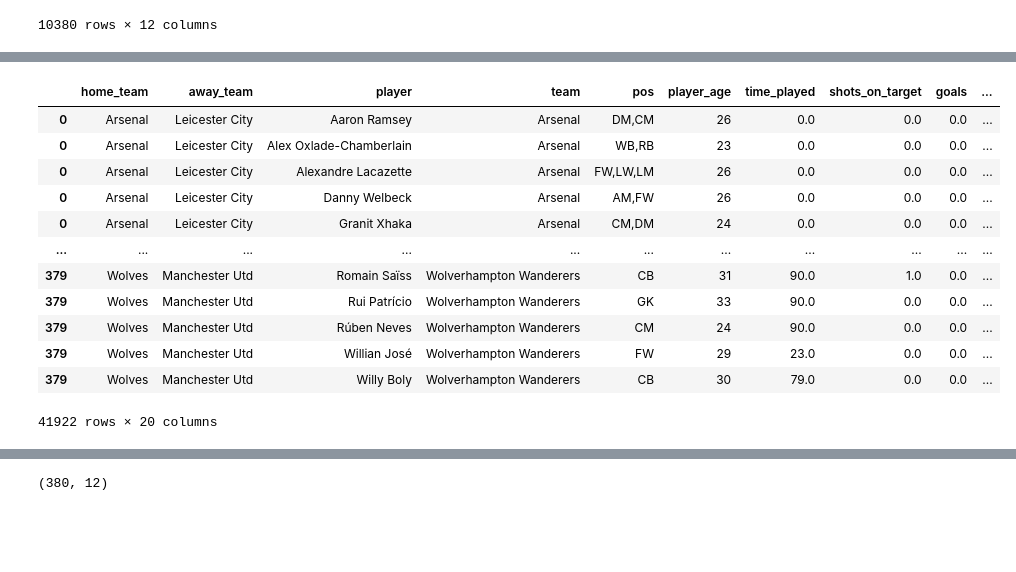
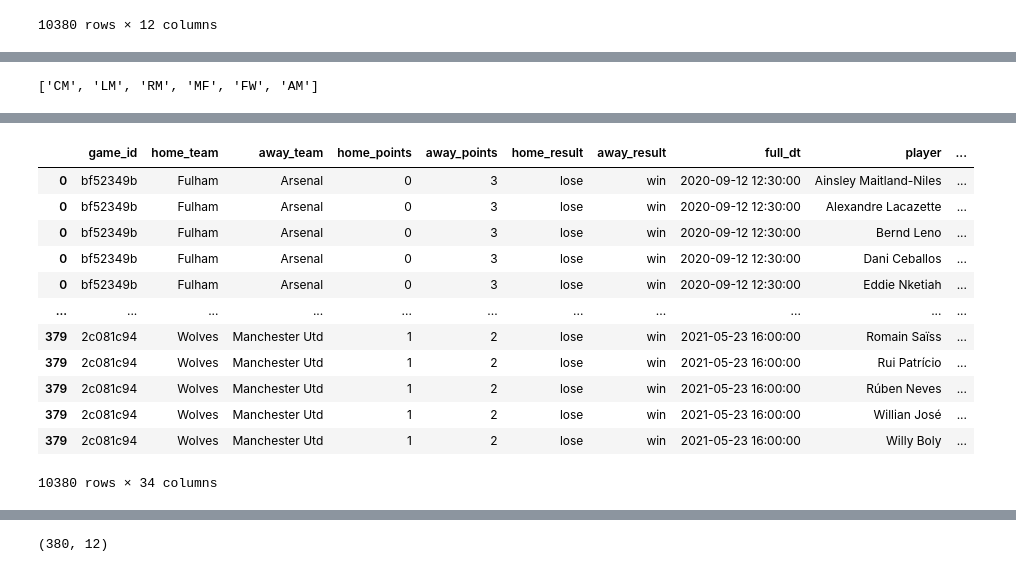
Before and after one commit to augustomaillo/cdaf-performance-influences, a Jupyter notebook: eda.ipynb, the cells around one changed output, grey strips where cells are left out. Cells and saved outputs as stored; diff of their text form; code cells hidden in the pictures; blank space fills up the shorter version.

```diff
--- a/eda.ipynb
+++ b/eda.ipynb
@@ -128,23 +118,24 @@ for year, schedule in schedules.items():
 
 positions = set(','.join(matches_data.pos).split(','))
 positions = {
-    'AM': 'Attacking Midfielder',
+    'AM': 'Attacking Midfielder',# considera
     'CB': 'Center Back',
-    'CM': 'Center Midfielder',
+    'CM': 'Center Midfielder',# considera
     'DF': 'Defense',
     'DM': 'Defense Midfielder',
-    'FW': 'Forward',
+    'FW': 'Forward',# considera
     'GK': 'Goalkeeper',
     'LB': 'Left Back',
-    'LM': 'Left Midfielder',
-    'LW': 'Left Wing',
-    'MF': 'Midfielder',
+    'LM': 'Left Midfielder',# considera
+    'LW': 'Left Wing', # considera
+    'MF': 'Midfielder',# considera
     'RB': 'Right Back',
-    'RM': 'Right Midfielder',
-    'RW': 'Right Wing',
+    'RM': 'Right Midfielder',# considera
+    'RW': 'Right Wing', # considera
     'WB': 'Wing Back'
 }
-['CM', 'LM', 'RM', 'MF', 'FW', 'AM']
+# %% [output]
+['CM', 'LM', 'RM', 'MF', 'FW', 'AM']
 # %%
 
 import numpy as np
@@ -160,10 +151,10 @@ for year, schedule in schedules.items():
 
     train_data = df.copy()
     train_data.loc[:, 'result'] = np.where(train_data.team == train_data.home_team, train_data.home_result, train_data.away_result)
-    train_data.drop(columns=['game_id', 'home_points', 'away_points', 'home_result', 'away_result'], inplace=True)
+    # train_data.drop(columns=['home_points', 'away_points', 'home_result', 'away_result'], inplace=True)
 
     for c in ['time_played', 'shots_on_target', 'goals', 'touches', 'yellow_cards', 'completed_passes_perc', 'result']:
-        train_data[c] = train_data.groupby('player')[c].shift().fillna(0)
+        train_data['last_' + c] = train_data.groupby('player')[c].shift().fillna(0)
 
     for c in ['xg', 'xag',  'full_dt']:
         train_data['last_' + c] = train_data.groupby('player')[c].shift()
@@ -175,7 +166,7 @@ for year, schedule in schedules.items():
     train_data.loc[:, 'played_at_home'] = train_data.team == train_data.home_team
     train_data.loc[:, 'Season_End_Year'] = year+1
 
-    train_data.drop(columns=['full_dt', 'last_full_dt'], inplace=True)
+    # train_data.drop(columns=['full_dt', 'last_full_dt'], inplace=True)
 
     full_train_data.append(train_data)
 
@@ -189,16 +177,16 @@ full_train_df
-|  | home_team | away_team | player | team | pos | player_age | time_played | shots_on_target | goals | ... |
-| 0 | Arsenal | Leicester City | Aaron Ramsey | Arsenal | DM,CM | 26 | 0.0 | 0.0 | 0.0 | ... |
-| 0 | Arsenal | Leicester City | Alex Oxlade-Chamberlain | Arsenal | WB,RB | 23 | 0.0 | 0.0 | 0.0 | ... |
-| 0 | Arsenal | Leicester City | Alexandre Lacazette | Arsenal | FW,LW,LM | 26 | 0.0 | 0.0 | 0.0 | ... |
-| 0 | Arsenal | Leicester City | Danny Welbeck | Arsenal | AM,FW | 26 | 0.0 | 0.0 | 0.0 | ... |
-| 0 | Arsenal | Leicester City | Granit Xhaka | Arsenal | CM,DM | 24 | 0.0 | 0.0 | 0.0 | ... |
+|  | game_id | home_team | away_team | home_points | away_points | home_result | away_result | full_dt | player | ... |
+| 0 | bf52349b | Fulham | Arsenal | 0 | 3 | lose | win | 2020-09-12 12:30:00 | Ainsley Maitland-Niles | ... |
+| 0 | bf52349b | Fulham | Arsenal | 0 | 3 | lose | win | 2020-09-12 12:30:00 | Alexandre Lacazette | ... |
+| 0 | bf52349b | Fulham | Arsenal | 0 | 3 | lose | win | 2020-09-12 12:30:00 | Bernd Leno | ... |
+| 0 | bf52349b | Fulham | Arsenal | 0 | 3 | lose | win | 2020-09-12 12:30:00 | Dani Ceballos | ... |
+| 0 | bf52349b | Fulham | Arsenal | 0 | 3 | lose | win | 2020-09-12 12:30:00 | Eddie Nketiah | ... |
 | ... | ... | ... | ... | ... | ... | ... | ... | ... | ... | ... |
-| 379 | Wolves | Manchester Utd | Romain Saïss | Wolverhampton Wanderers | CB | 31 | 90.0 | 1.0 | 0.0 | ... |
-| 379 | Wolves | Manchester Utd | Rui Patrício | Wolverhampton Wanderers | GK | 33 | 90.0 | 0.0 | 0.0 | ... |
-| 379 | Wolves | Manchester Utd | Rúben Neves | Wolverhampton Wanderers | CM | 24 | 90.0 | 0.0 | 0.0 | ... |
-| 379 | Wolves | Manchester Utd | Willian José | Wolverhampton Wanderers | FW | 29 | 23.0 | 0.0 | 0.0 | ... |
-| 379 | Wolves | Manchester Utd | Willy Boly | Wolverhampton Wanderers | CB | 30 | 79.0 | 0.0 | 0.0 | ... |
+| 379 | 2c081c94 | Wolves | Manchester Utd | 1 | 2 | lose | win | 2021-05-23 16:00:00 | Romain Saïss | ... |
+| 379 | 2c081c94 | Wolves | Manchester Utd | 1 | 2 | lose | win | 2021-05-23 16:00:00 | Rui Patrício | ... |
+| 379 | 2c081c94 | Wolves | Manchester Utd | 1 | 2 | lose | win | 2021-05-23 16:00:00 | Rúben Neves | ... |
+| 379 | 2c081c94 | Wolves | Manchester Utd | 1 | 2 | lose | win | 2021-05-23 16:00:00 | Willian José | ... |
+| 379 | 2c081c94 | Wolves | Manchester Utd | 1 | 2 | lose | win | 2021-05-23 16:00:00 | Willy Boly | ... |
-41922 rows × 20 columns
+10380 rows × 34 columns
 # %%
 full_train_df.to_csv('input_data.csv')
 # %%
```
Also changed, not shown: parts of 18 cells of this notebook.
